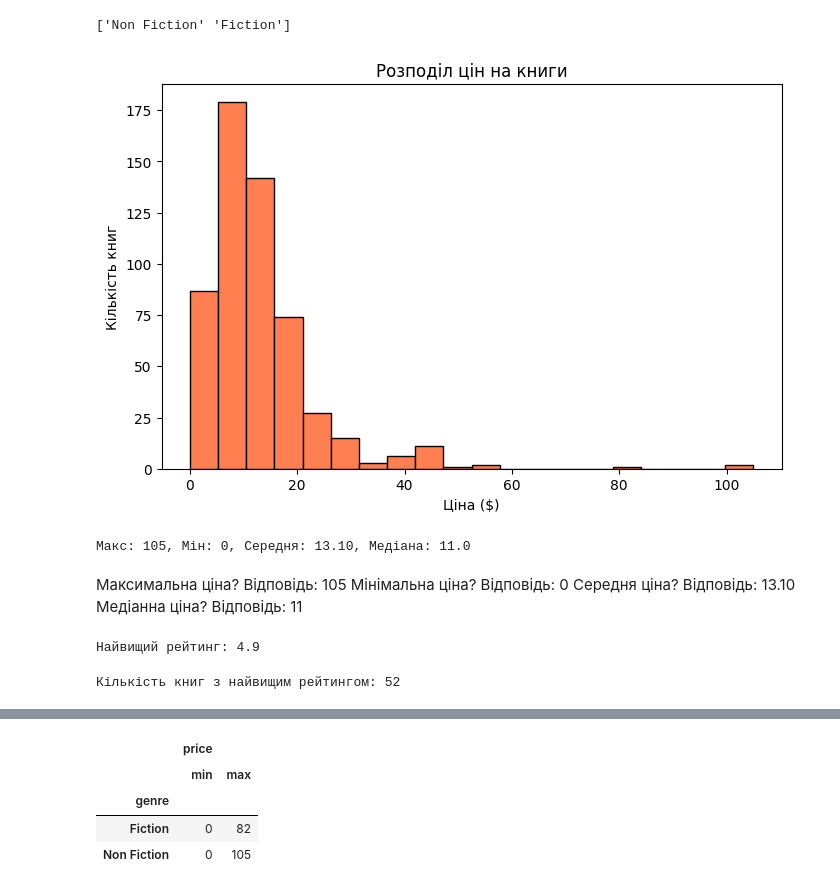
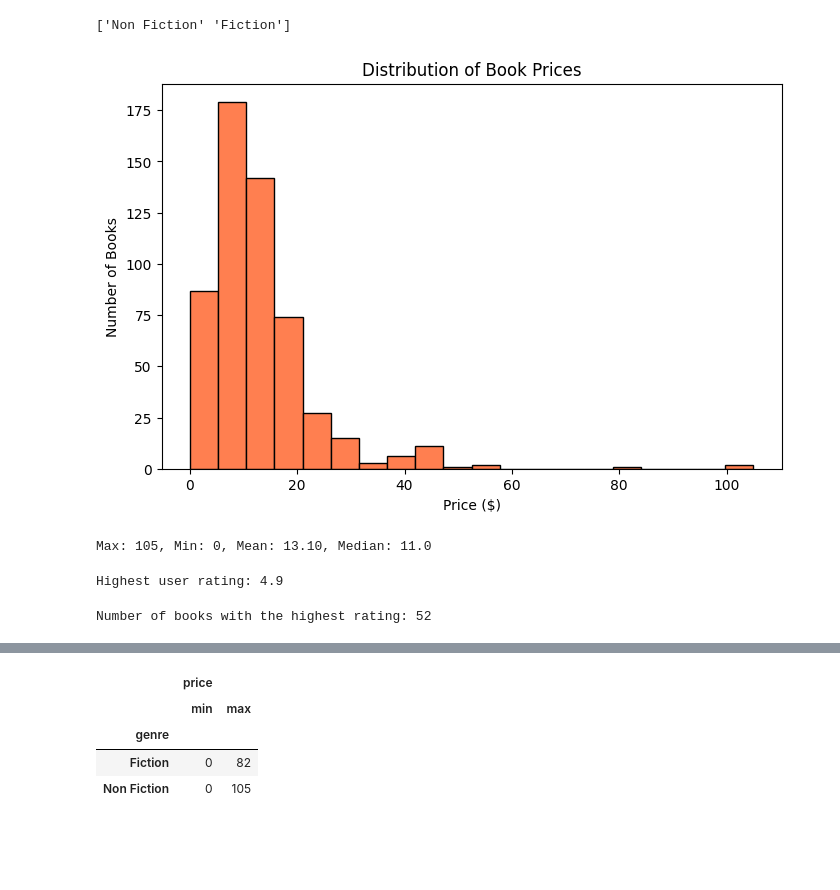
Before and after one commit to artwellql/amazon-bestsellers-eda, a Jupyter notebook: amazon_bestsellers_eda.ipynb, the cells around one changed output, grey strips where cells are left out. Drawn from its saved outputs; the diff is of its cells as text; code cells hidden in the pictures; blank space fills up the shorter version.

```diff
--- a/amazon_bestsellers_eda.ipynb
+++ b/amazon_bestsellers_eda.ipynb
@@ -40,36 +47,31 @@ print(df['genre'].unique())
 ['Non Fiction' 'Fiction']
 # %%
 df['price'].plot(kind='hist', bins=20, color='coral', edgecolor='black', figsize=(8, 5))
-plt.title('Розподіл цін на книги')
-plt.xlabel('Ціна ($)')
-plt.ylabel('Кількість книг')
+plt.title('Distribution of Book Prices')
+plt.xlabel('Price ($)')
+plt.ylabel('Number of Books')
 plt.show()
 # %% [output]
-[figure, old version]
+[figure, new version]
 # %%
 max_price = df['price'].max()
 min_price = df['price'].min()
 mean_price = df['price'].mean()
 median_price = df['price'].median()
 # %%
-print(f"Макс: {max_price}, Мін: {min_price}, Середня: {mean_price:.2f}, Медіана: {median_price}")
+print(f"Max: {max_price}, Min: {min_price}, Mean: {mean_price:.2f}, Median: {median_price}")
 # %% [output]
-Макс: 105, Мін: 0, Середня: 13.10, Медіана: 11.0
+Max: 105, Min: 0, Mean: 13.10, Median: 11.0
-# %% [markdown]
-Максимальна ціна? Відповідь: 105
-Мінімальна ціна? Відповідь: 0
-Середня ціна? Відповідь: 13.10
-Медіанна ціна? Відповідь: 11
 # %%
 max_rating = df['user_rating'].max()
-print("Найвищий рейтинг:", max_rating)
+print(f"Highest user rating: {max_rating}")
 # %% [output]
-Найвищий рейтинг: 4.9
+Highest user rating: 4.9
 # %%
 books_with_max_rating = len(df[df['user_rating'] == max_rating])
-print("Кількість книг з найвищим рейтингом:", books_with_max_rating)
+print(f"Number of books with the highest rating: {books_with_max_rating}")
 # %% [output]
-Кількість книг з найвищим рейтингом: 52
+Number of books with the highest rating: 52
 # %%
 max_reviews_index = df['reviews'].idxmax()
 best_reviewed_book = df.loc[max_reviews_index, 'name']
```
Also changed, not shown: parts of 22 cells of this notebook, 1 other file.
